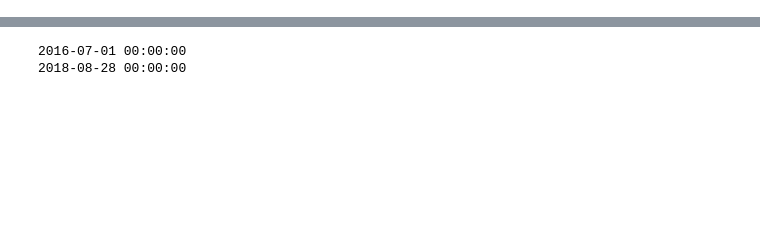
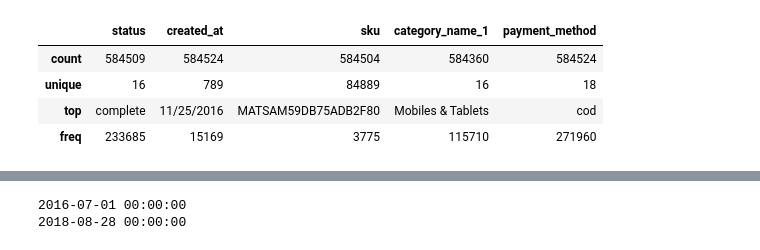
Before and after one commit to LiangYuDer/E-commerce-Analysis, a Jupyter notebook: ec_analysis.ipynb, the cells around one changed output, grey strips where cells are left out. Saved outputs shown, nothing was run; the diff lists cells and outputs as text; code cells hidden in the pictures; blank space fills up the shorter version.

```diff
--- a/ec_analysis.ipynb
+++ b/ec_analysis.ipynb
@@ -33,0 +44,8 @@ dt = dt.dropna(how = 'all')
+# %%
+dt.describe(include=['object','bool'])
+# %% [output]
+|  | status | created_at | sku | category_name_1 | payment_method |
+| count | 584509 | 584524 | 584504 | 584360 | 584524 |
+| unique | 16 | 789 | 84889 | 16 | 18 |
+| top | complete | 11/25/2016 | MATSAM59DB75ADB2F80 | Mobiles & Tablets | cod |
+| freq | 233685 | 15169 | 3775 | 115710 | 271960 |
```
Also changed, not shown: parts of 25 cells of this notebook.
